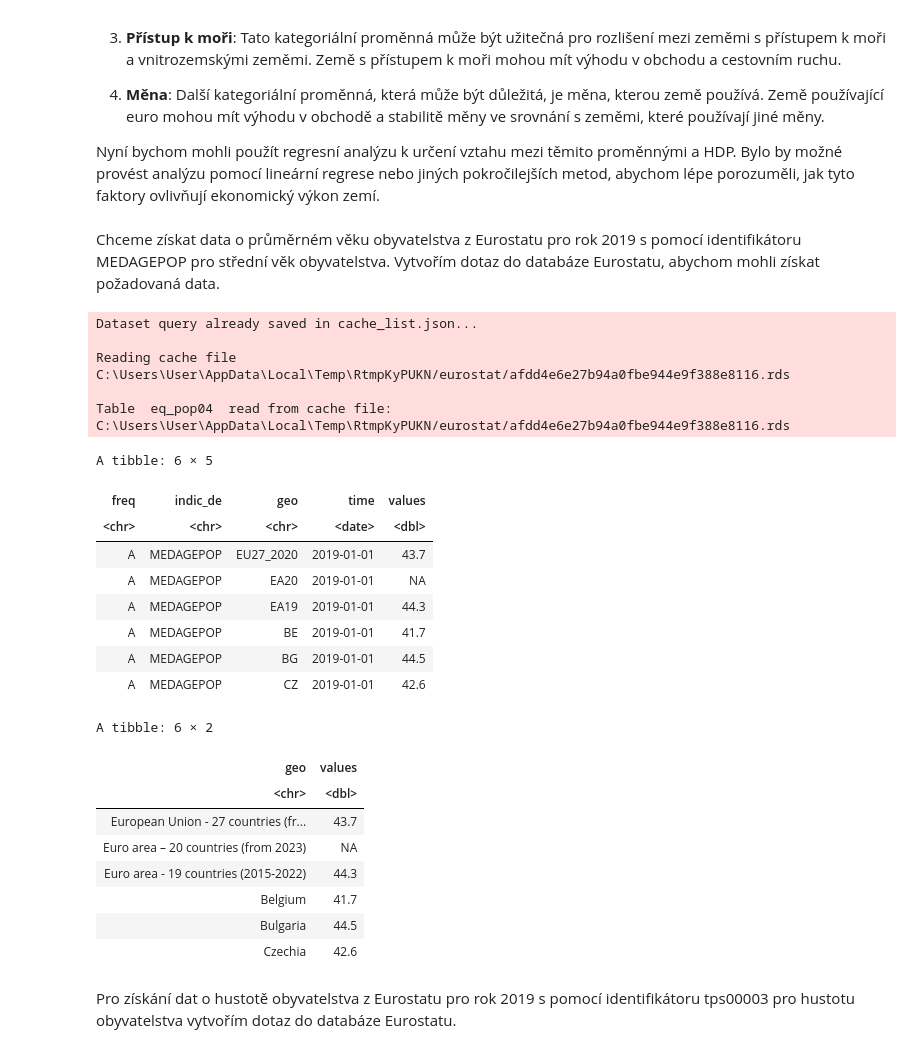
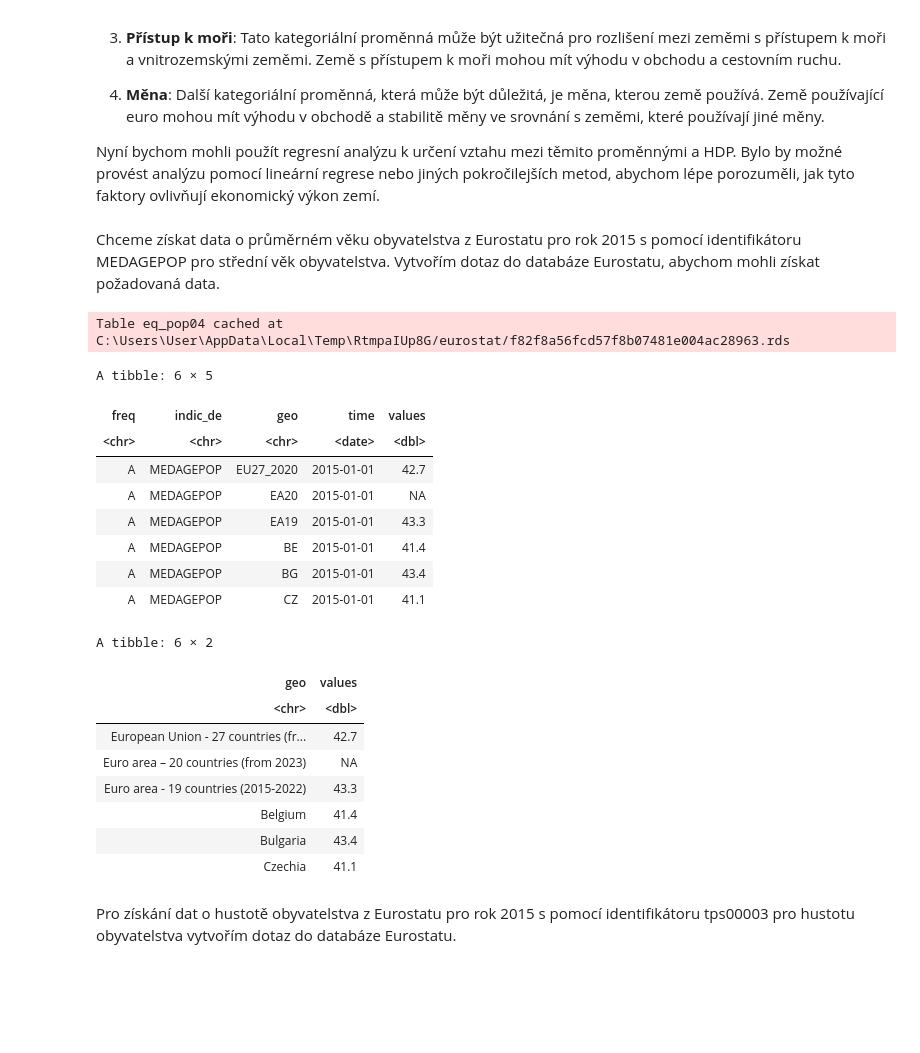
Before and after one commit to SychovaDaria/Prs, a Jupyter notebook: project 3/SP3.ipynb, the cells around one changed output. Saved outputs shown, nothing was run; the diff lists cells and outputs as text; code cells hidden in the pictures; blank space fills up the shorter version.

```diff
--- a/project 3/SP3.ipynb
+++ b/project 3/SP3.ipynb
@@ -215,27 +228,23 @@ Pro zkoumané země můžeme zvolit následující čtyři údaje jako regresory
 
 Nyní bychom mohli použít regresní analýzu k určení vztahu mezi těmito proměnnými a HDP. Bylo by možné provést analýzu pomocí lineární regrese nebo jiných pokročilejších metod, abychom lépe porozuměli, jak tyto faktory ovlivňují ekonomický výkon zemí.
 # %% [markdown]
-Chceme získat data o průměrném věku obyvatelstva z Eurostatu pro rok 2019 s pomocí identifikátoru MEDAGEPOP pro střední věk obyvatelstva. Vytvořím dotaz do databáze Eurostatu, abychom mohli získat požadovaná data.
+Chceme získat data o průměrném věku obyvatelstva z Eurostatu pro rok 2015 s pomocí identifikátoru MEDAGEPOP pro střední věk obyvatelstva. Vytvořím dotaz do databáze Eurostatu, abychom mohli získat požadovaná data.
 # %%
 # Dotaz na data o průměrném věku obyvatelstva za rok 2019
-data_age <- get_eurostat("eq_pop04", filters = list(time="2019", indic_de = "MEDAGEPOP"))
+data_age <- get_eurostat("eq_pop04", filters = list(time="2015", indic_de = "MEDAGEPOP"))
 # Zobrazení prvních řádků dat
 head(data_age)
 # %% [output]
-Dataset query already saved in cache_list.json...
-
-Reading cache file C:\Users\User\AppData\Local\Temp\RtmpKyPUKN/eurostat/afdd4e6e27b94a0fbe944e9f388e8116.rds
-
-Table  eq_pop04  read from cache file:  C:\Users\User\AppData\Local\Temp\RtmpKyPUKN/eurostat/afdd4e6e27b94a0fbe944e9f388e8116.rds
+Table eq_pop04 cached at C:\Users\User\AppData\Local\Temp\RtmpaIUp8G/eurostat/f82f8a56fcd57f8b07481e004ac28963.rds
 A tibble: 6 × 5
 | freq | indic_de | geo | time | values |
 | <chr> | <chr> | <chr> | <date> | <dbl> |
-| A | MEDAGEPOP | EU27_2020 | 2019-01-01 | 43.7 |
-| A | MEDAGEPOP | EA20 | 2019-01-01 | NA |
-| A | MEDAGEPOP | EA19 | 2019-01-01 | 44.3 |
-| A | MEDAGEPOP | BE | 2019-01-01 | 41.7 |
-| A | MEDAGEPOP | BG | 2019-01-01 | 44.5 |
-| A | MEDAGEPOP | CZ | 2019-01-01 | 42.6 |
+| A | MEDAGEPOP | EU27_2020 | 2015-01-01 | 42.7 |
+| A | MEDAGEPOP | EA20 | 2015-01-01 | NA |
+| A | MEDAGEPOP | EA19 | 2015-01-01 | 43.3 |
+| A | MEDAGEPOP | BE | 2015-01-01 | 41.4 |
+| A | MEDAGEPOP | BG | 2015-01-01 | 43.4 |
+| A | MEDAGEPOP | CZ | 2015-01-01 | 41.1 |
 # %%
 # Drop unnecessary columns
 data_age <- subset(data_age, select = c("geo", "values"))
@@ -245,12 +254,12 @@ head(data_age)
 A tibble: 6 × 2
 | geo | values |
 | <chr> | <dbl> |
-| European Union - 27 countries (fr... | 43.7 |
+| European Union - 27 countries (fr... | 42.7 |
 | Euro area – 20 countries (from 2023) | NA |
-| Euro area - 19 countries (2015-2022) | 44.3 |
-| Belgium | 41.7 |
-| Bulgaria | 44.5 |
-| Czechia | 42.6 |
+| Euro area - 19 countries (2015-2022) | 43.3 |
+| Belgium | 41.4 |
+| Bulgaria | 43.4 |
+| Czechia | 41.1 |
 # %% [markdown]
-Pro získání dat o hustotě obyvatelstva z Eurostatu pro rok 2019 s pomocí identifikátoru tps00003 pro hustotu obyvatelstva vytvořím dotaz do databáze Eurostatu.
+Pro získání dat o hustotě obyvatelstva z Eurostatu pro rok 2015 s pomocí identifikátoru tps00003 pro hustotu obyvatelstva vytvořím dotaz do databáze Eurostatu.
 # %%
```
Also changed, not shown: parts of 16 cells of this notebook.
